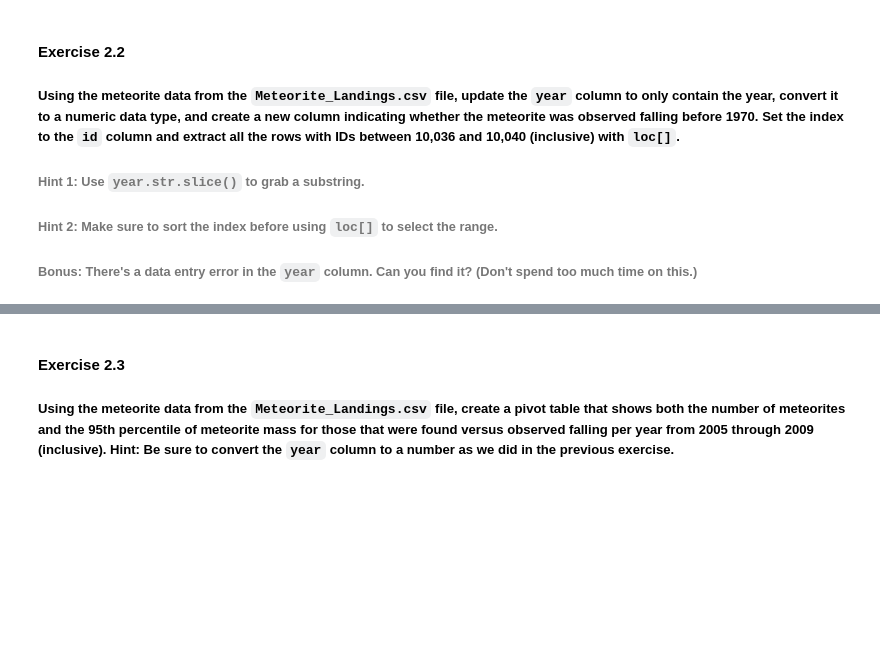
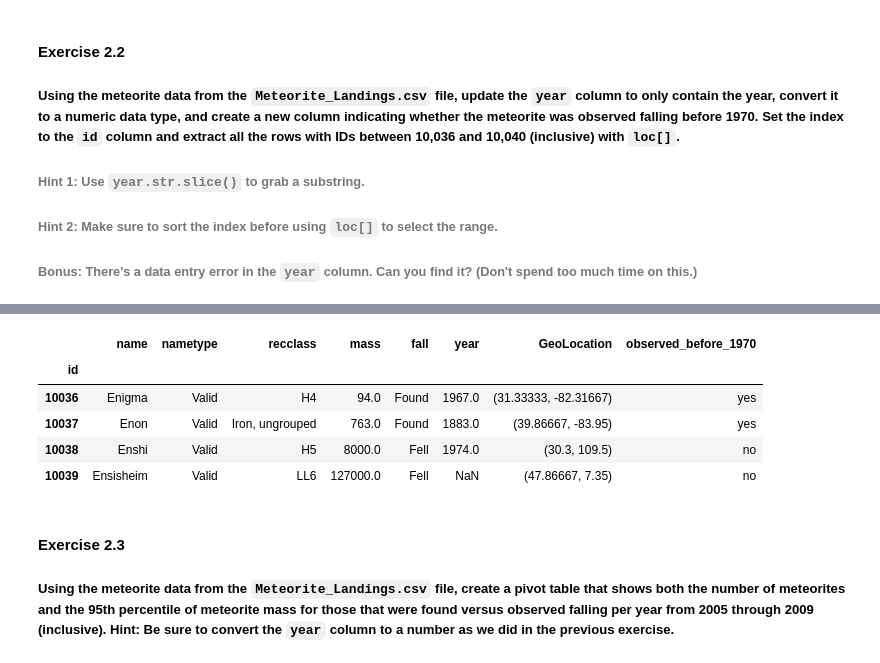
Before and after one commit to dekristi/Python_SheGoesTech_22, a Jupyter notebook: Day_17_Pandas_Data_Analysis_Library/workbook.ipynb, the cells around one changed output, grey strips where cells are left out. Saved outputs shown, nothing was run; the diff lists cells and outputs as text; code cells hidden in the pictures; blank space fills up the shorter version.

```diff
--- a/Day_17_Pandas_Data_Analysis_Library/workbook.ipynb
+++ b/Day_17_Pandas_Data_Analysis_Library/workbook.ipynb
@@ -90,0 +138,3 @@ df[df.trip_distance==max(df.trip_distance)][['fare_amount','tip_amount','tolls_a
+# %%
+meteo_df["year"] = meteo_df["year"].astype("object")
+meteo_df.info()
@@ -90,0 +157,3 @@ df[df.trip_distance==max(df.trip_distance)][['fare_amount','tip_amount','tolls_a
+# %%
+meteo_df['observed_before_1970'] = np.where(meteo_df['year'] < 1970, 'yes', 'no')
+meteo_df.head(3)
@@ -90,0 +165,3 @@ df[df.trip_distance==max(df.trip_distance)][['fare_amount','tip_amount','tolls_a
+# %%
+meteo_df = meteo_df.set_index('id')
+meteo_df.head(3)
@@ -90,0 +174,3 @@ df[df.trip_distance==max(df.trip_distance)][['fare_amount','tip_amount','tolls_a
+# %%
+meteo_df = meteo_df.sort_index()
+meteo_df.head(3)
@@ -91,3 +183,13 @@ df[df.trip_distance==max(df.trip_distance)][['fare_amount','tip_amount','tolls_a
+# %%
+new_meteo = meteo_df.loc[10036:10040]
+new_meteo
+# %% [output]
+|  | name | nametype | recclass | mass | fall | year | GeoLocation | observed_before_1970 |
+| id |  |  |  |  |  |  |  |  |
+| 10036 | Enigma | Valid | H4 | 94.0 | Found | 1967.0 | (31.33333, -82.31667) | yes |
+| 10037 | Enon | Valid | Iron, ungrouped | 763.0 | Found | 1883.0 | (39.86667, -83.95) | yes |
+| 10038 | Enshi | Valid | H5 | 8000.0 | Fell | 1974.0 | (30.3, 109.5) | no |
+| 10039 | Ensisheim | Valid | LL6 | 127000.0 | Fell | NaN | (47.86667, 7.35) | no |
 # %% [markdown]
 #### Exercise 2.3
 ##### Using the meteorite data from the `Meteorite_Landings.csv` file, create a pivot table that shows both the number of meteorites and the 95th percentile of meteorite mass for those that were found versus observed falling per year from 2005 through 2009 (inclusive). Hint: Be sure to convert the `year` column to a number as we did in the previous exercise.
```
Also changed, not shown: parts of 10 cells of this notebook.
